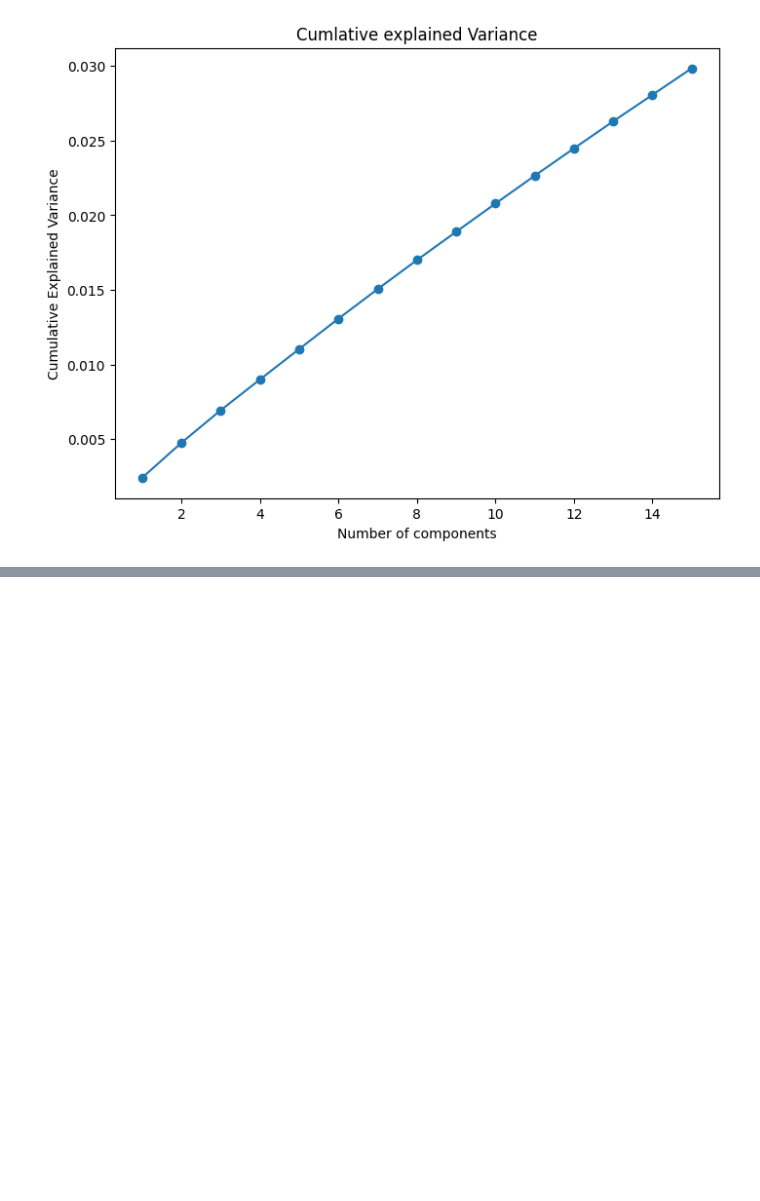
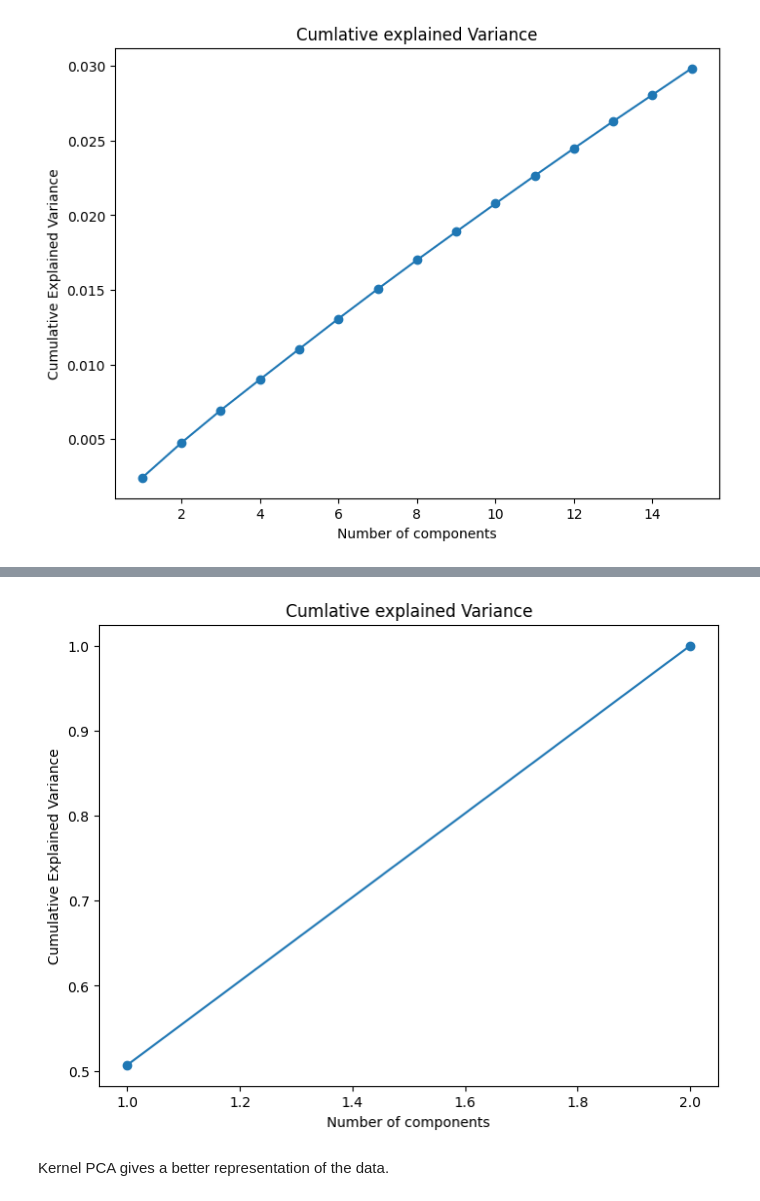
Before and after one commit to WamzMwangi/Unsupervised_Machine_Learning, a Jupyter notebook: Week1_Principal_Component_Analysis/CarSales_Data_PCA.ipynb, the cells around one changed output, grey strips where cells are left out. Cells and saved outputs as stored; diff of their text form; code cells hidden in the pictures; blank space fills up the shorter version.

```diff
--- a/Week1_Principal_Component_Analysis/CarSales_Data_PCA.ipynb
+++ b/Week1_Principal_Component_Analysis/CarSales_Data_PCA.ipynb
@@ -270,0 +296,14 @@ plt.show()
+# %%
+cumulative_variance = np.cumsum(explained_variance_ratio)
+
+# Plot the cumulative explained variance
+plt.figure(figsize=(8,6))
+plt.plot(range(1, len(cumulative_variance) + 1), cumulative_variance, marker='o')
+plt.xlabel("Number of components")
+plt.ylabel("Cumulative Explained Variance")
+plt.title("Cumlative explained Variance")
+plt.show()
+# %% [output]
+[figure, added]
+# %% [markdown]
+Kernel PCA gives a better representation of the data.
```
Also changed, not shown: parts of 6 cells of this notebook.
